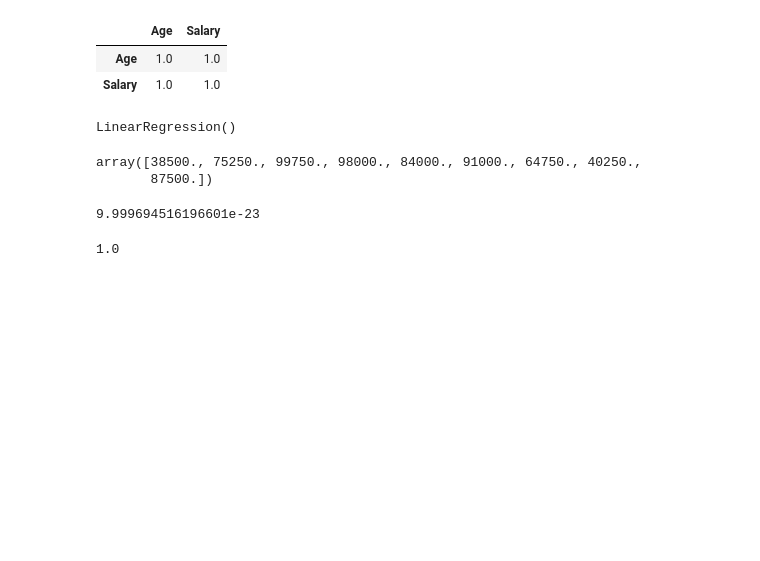
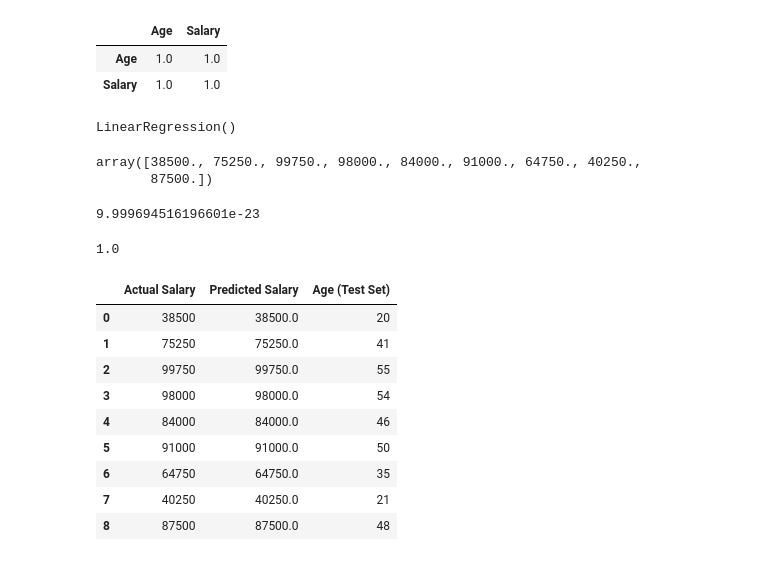
Before and after one commit to akhilps45/Machine_Learning_Models, a Jupyter notebook: Linear_Regression.ipynb, the cells around one changed output. Saved outputs shown, nothing was run; the diff lists cells and outputs as text; code cells hidden in the pictures; blank space fills up the shorter version.

```diff
--- a/Linear_Regression.ipynb
+++ b/Linear_Regression.ipynb
@@ -99,3 +99,22 @@ R2 =r2_score(y_test,y_pred)
 print(R2)
 # %% [output]
 1.0
+# %%
+# Create a temporary DataFrame for plotting
+plot_data = pd.DataFrame({
+    'Actual Salary': y_test.values.flatten(), # Flatten the Series to a 1D array
+    'Predicted Salary': y_pred.flatten(), # Flatten the array to a 1D array
+    'Age (Test Set)': X_test.flatten() # Flatten the array to a 1D array
+})
+plot_data
+# %% [output]
+|  | Actual Salary | Predicted Salary | Age (Test Set) |
+| 0 | 38500 | 38500.0 | 20 |
+| 1 | 75250 | 75250.0 | 41 |
+| 2 | 99750 | 99750.0 | 55 |
+| 3 | 98000 | 98000.0 | 54 |
+| 4 | 84000 | 84000.0 | 46 |
+| 5 | 91000 | 91000.0 | 50 |
+| 6 | 64750 | 64750.0 | 35 |
+| 7 | 40250 | 40250.0 | 21 |
+| 8 | 87500 | 87500.0 | 48 |
```
